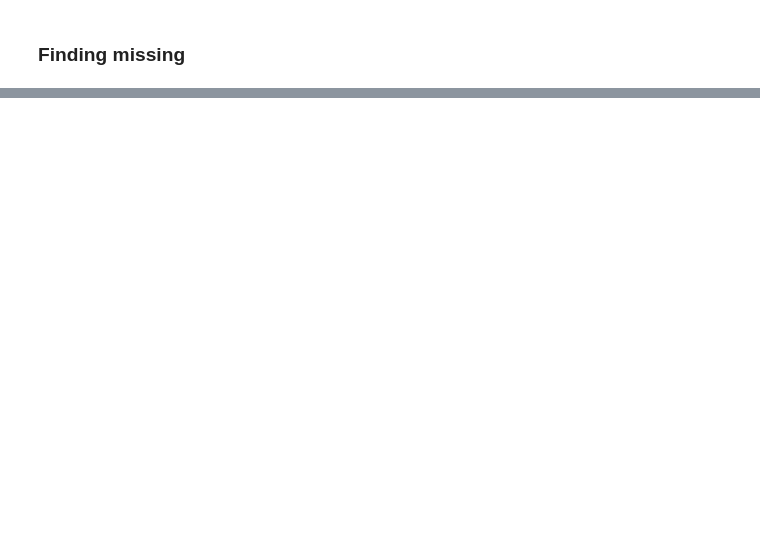
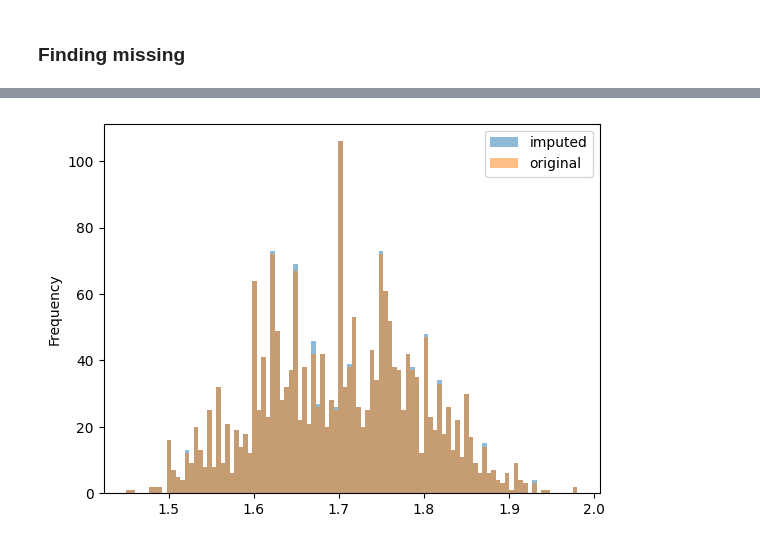
Before and after one commit to wayne-xyz/CS7324As, a Jupyter notebook: Lab1/LabOne.ipynb, the cells around one changed output, grey strips where cells are left out. Cells and saved outputs as stored; diff of their text form; code cells hidden in the pictures; blank space fills up the shorter version.

```diff
--- a/Lab1/LabOne.ipynb
+++ b/Lab1/LabOne.ipynb
@@ -142,0 +245,18 @@ plt.show()
+# %%
+
+
+# Referencing code from lecture and in-class example
+# do something group
+df_grouped = df.groupby(by=['Height','NObeyesdad'])
+df_imputed = df_grouped.transform(lambda grp: grp.fillna(grp.median))
+print('------------')
+
+# the above process can remove columns, so let's find that and fix it
+
+names_removed = list(set(df.columns) - set(df_imputed.columns)) # use list like a set operator
+print(names_removed)
+print('------------')
+
+df_imputed[names_removed] = df[names_removed]
+print(df_imputed.info())
+df_imputed.head()
@@ -142,0 +287,9 @@ plt.show()
+# %%
+
+# compared the distribution between the original and imputed
+df_imputed.Height.plot(kind='hist', alpha=0.5, label="imputed",bins=100)
+df.Height.plot(kind='hist', alpha=0.5, label="original",bins=100)
+plt.legend()
+plt.show()
+# %% [output]
+[figure, added]
```
Also changed, not shown: parts of 16 cells of this notebook, 1 other file.
